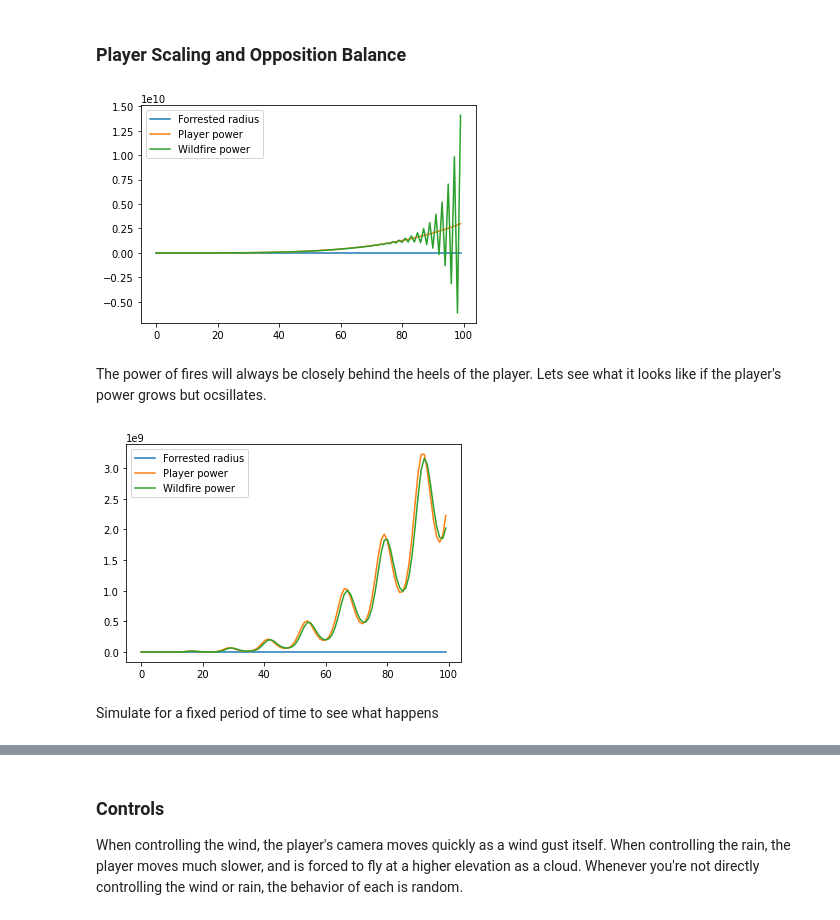
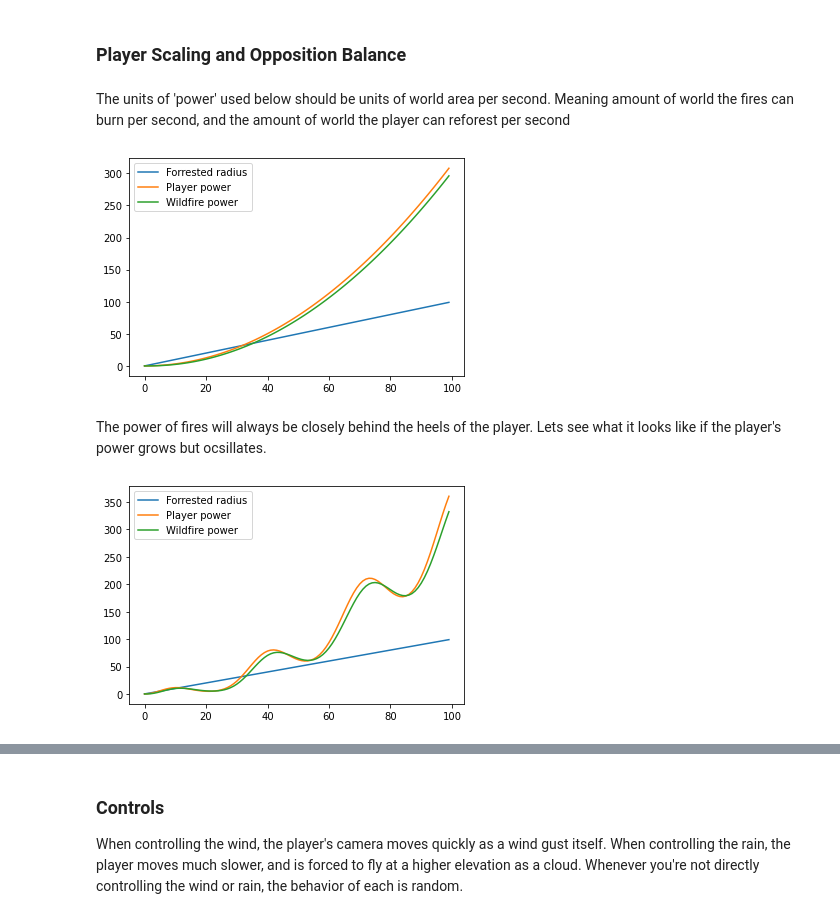
Before and after one commit to mrpossoms/pacifist-jam, a Jupyter notebook: gdd/pacifist-jam.ipynb, the cells around one changed output, grey strips where cells are left out. Drawn from its saved outputs; the diff is of its cells as text; code cells hidden in the pictures.

Commit message:
Fire propagation

```diff
--- a/gdd/pacifist-jam.ipynb
+++ b/gdd/pacifist-jam.ipynb
@@ -30,17 +32,24 @@ _square braces denote stretch goals_
 def plants(r):
     density = 1
     return density * np.pi * pow(r, 2)
+# %% [markdown]
+The units of 'power' used below should be units of world area per second. Meaning amount of world the fires can burn per second, and the amount of world the player can reforest per second
 # %%
 # In the game, the players power will be a function of the number of plants.
 def power(r):
-    some_scaling_factor = 1
-    return plants(r) * some_scaling_factor
+    # c = 2 pi r
+    # a = pi r^2
+    # sqrt(a / pi) = r
+    r = np.sqrt(plants(r) / np.pi)
+
+    some_scaling_factor = 0.01
+    return r * some_scaling_factor
 # %%
 # The power of spawning wild fires will lag the player's power.
 def wildfire_power(last_fire_p, last_fire_i, player_p):
     p = 0.5
-    i = 0.9
-    d = 0.75
+    i = 0.25
+    d = 0.5
 
     delta = player_p - last_fire_p
     last_fire_i += delta
@@ -59,7 +68,8 @@ def sim(rs):
 
     return powers, wildfire_powers
 # %%
-powers, wildfire_powers = sim([r for r in range(100)])
+rs = [r for r in range(100)]
+powers, wildfire_powers = sim(rs)
 
 plt.plot(rs, label='Forrested radius')
 plt.plot(powers, label='Player power')
@@ -67,18 +77,16 @@ plt.plot(wildfire_powers, label='Wildfire power')
 plt.legend()
 plt.show()
 # %% [output]
-[figure, old version]
+[figure, new version]
 # %% [markdown]
 The power of fires will always be closely behind the heels of the player. Lets see what it looks like if the player's power grows but ocsillates.
 # %%
-powers, wildfire_powers = sim([max(0, t + 10 * np.sin(t * 0.5)) for t in range(100)])
+powers, wildfire_powers = sim([max(0, t + 10 * np.sin(t / 5)) for t in range(100)])
 
 plt.plot(rs, label='Forrested radius')
 plt.plot(powers, label='Player power')
 plt.plot(wildfire_powers, label='Wildfire power')
 plt.legend()
 plt.show()
 # %% [output]
-[figure, old version]
+[figure, new version]
-# %% [markdown]
-Simulate for a fixed period of time to see what happens
```
Also changed, not shown: parts of 14 cells of this notebook, 2 other files.
